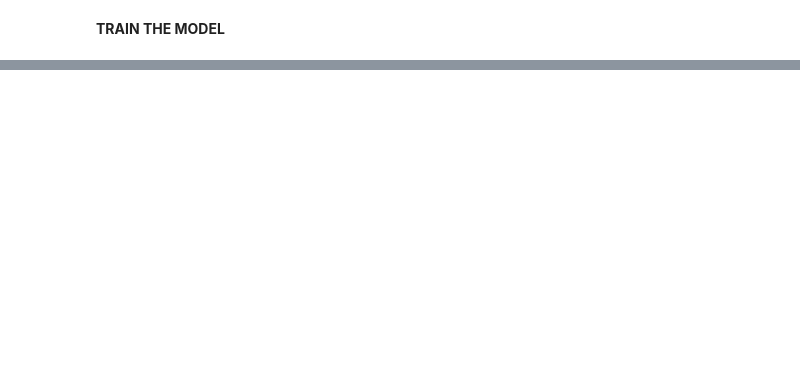
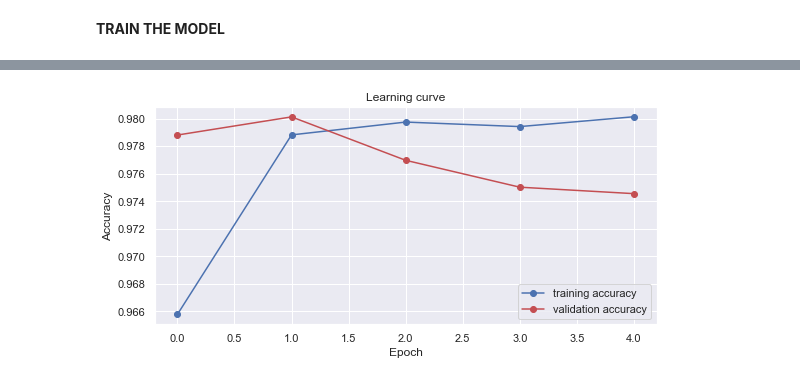
Before and after one commit to noname19871/ner_project, a Jupyter notebook: bert.ipynb, the cells around one changed output, grey strips where cells are left out. Cells and saved outputs as stored; diff of their text form; code cells hidden in the pictures; blank space fills up the shorter version.

```diff
--- a/bert.ipynb
+++ b/bert.ipynb
@@ -415,0 +592,18 @@ if n_gpu >1:
+# %%
+# Increase the plot size and font size
+plt.rcParams["figure.figsize"] = (9, 4)
+
+# Plot the learning curve.
+plt.plot(train_accuracy, 'b-o', label="training accuracy")
+plt.plot(val_accuracy, 'r-o', label="validation accuracy")
+
+# Label the plot.
+plt.title("Learning curve")
+plt.xlabel("Epoch")
+plt.ylabel("Accuracy")
+plt.legend()
+output_img_file = os.path.join(bert_plot_address, "acc.png")
+plt.savefig(output_img_file)
+plt.show()
+# %% [output]
+[figure, added]
```
Also changed, not shown: parts of 60 cells of this notebook, 23 other files.
